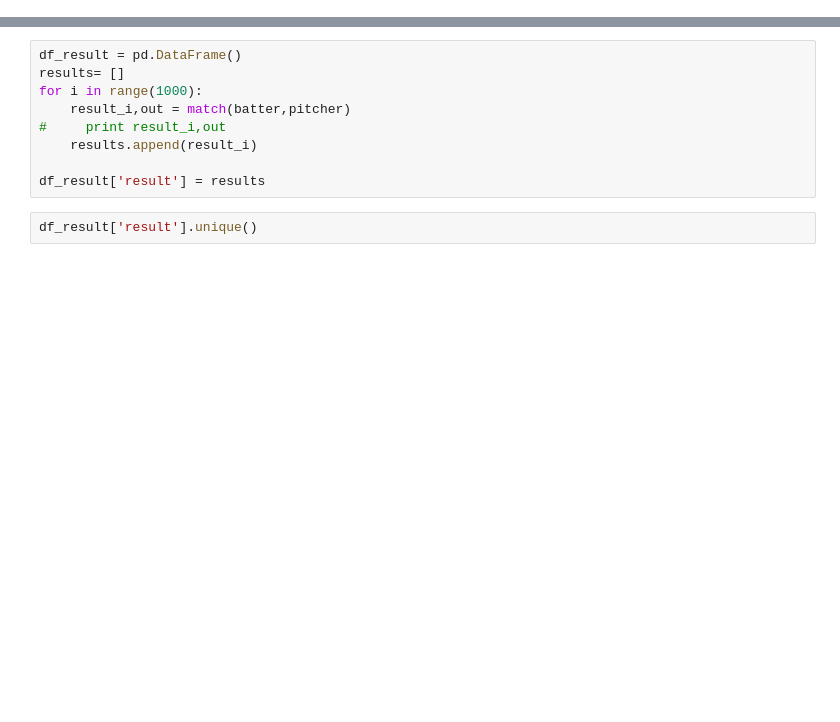
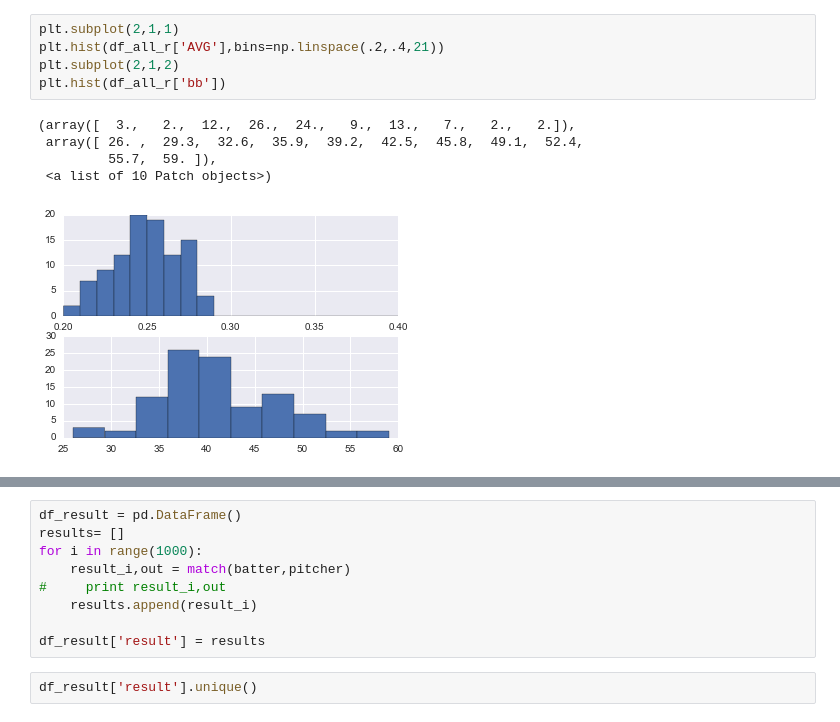
Before and after one commit to nyk510/baseball-dataset, a Jupyter notebook: gamesim/game_sim.ipynb, the cells around one changed output, grey strips where cells are left out. Drawn from its saved outputs; the diff is of its cells as text; blank space fills up the shorter version.

```diff
--- a/gamesim/game_sim.ipynb
+++ b/gamesim/game_sim.ipynb
@@ -212,0 +312,11 @@ def match(batter,pitcher,parkfact=None):
+# %%
+plt.subplot(2,1,1)
+plt.hist(df_all_r['AVG'],bins=np.linspace(.2,.4,21))
+plt.subplot(2,1,2)
+plt.hist(df_all_r['bb'])
+# %% [output]
+(array([  3.,   2.,  12.,  26.,  24.,   9.,  13.,   7.,   2.,   2.]),
+ array([ 26. ,  29.3,  32.6,  35.9,  39.2,  42.5,  45.8,  49.1,  52.4,
+         55.7,  59. ]),
+ <a list of 10 Patch objects>)
+[figure, added]
```
Also changed, not shown: parts of 47 cells of this notebook, 2 other files.
